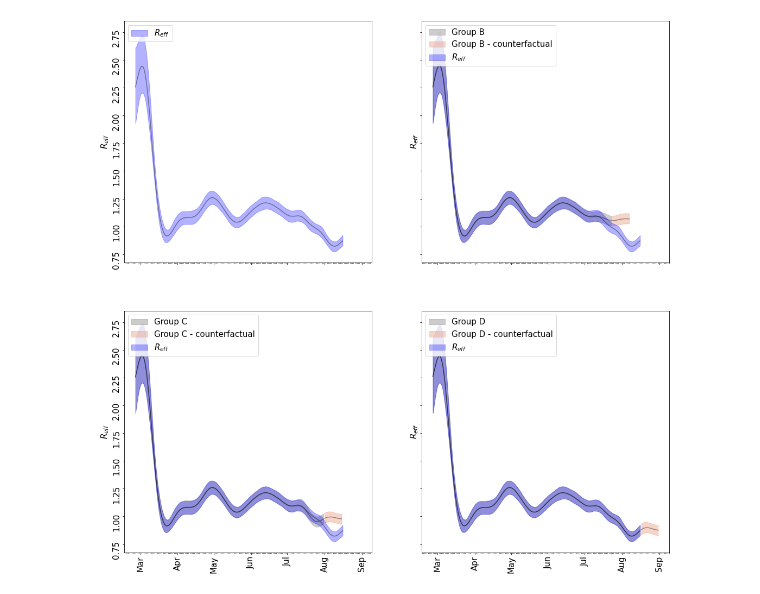
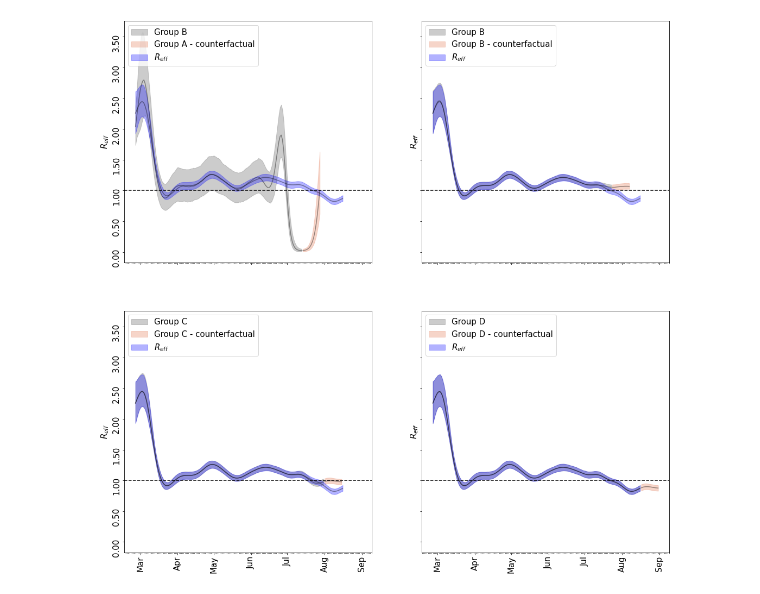
Before and after one commit to ChaosDonkey06/bogota_covid19_lockdowns, a Jupyter notebook: conterfactuals/conterfactuals_plots.ipynb, the cells around one changed output. Saved outputs shown, nothing was run; the diff lists cells and outputs as text; code cells hidden in the pictures.

Commit message:
update plots

```diff
--- a/conterfactuals/conterfactuals_plots.ipynb
+++ b/conterfactuals/conterfactuals_plots.ipynb
@@ -276,11 +290,23 @@ date_end  = rt_df_D["date"].iloc[-1]
 rt_bog_df = rt_bog_df.loc[:date_end].reset_index()
 
 fig, axes = plt.subplots(2, 2, figsize=(18, 18), sharex=True, sharey=True)
-rt_df_B_fit = rt_median_df_B[rt_median_df_B["type_id"]=="data"]
+
+
+rt_df_A_fit = rt_df_A[rt_df_A["type_id"]=="data"]
+axes[0,0].fill_between(rt_df_A_fit["date"], rt_df_A_fit["lower_90"], rt_df_A_fit["upper_90"], color='gray', alpha=0.4, label='Group B')
+axes[0,0].plot(rt_df_A_fit["date"], rt_df_A_fit["median"], color='black', alpha=0.4)
+
+rt_df_A_counterfactual = rt_df_A[rt_df_A["type_id"]=="counterfactual"]
+rt_df_A_counterfactual = rt_df_A_counterfactual.iloc[:15]
+axes[0,0].plot(rt_df_A_counterfactual["date"], rt_df_A_counterfactual["median"], color='black', alpha=0.4)
+axes[0,0].fill_between(rt_df_A_counterfactual["date"], rt_df_A_counterfactual["lower_90"], rt_df_A_counterfactual["upper_90"], color='darksalmon', alpha=0.4, label='Group A - counterfactual')
+
+
+rt_df_B_fit = rt_df_B[rt_df_B["type_id"]=="data"]
 axes[0,1].fill_between(rt_df_B_fit["date"], rt_df_B_fit["lower_90"], rt_df_B_fit["upper_90"], color='gray', alpha=0.4, label='Group B')
 axes[0,1].plot(rt_df_B_fit["date"], rt_df_B_fit["median"], color='black', alpha=0.4)
 
-rt_df_B_counterfactual = rt_median_df_B[rt_median_df_B["type_id"]=="counterfactual"]
+rt_df_B_counterfactual = rt_df_B[rt_df_B["type_id"]=="counterfactual"]
 rt_df_B_counterfactual = rt_df_B_counterfactual.iloc[:15]
 axes[0,1].plot(rt_df_B_counterfactual["date"], rt_df_B_counterfactual["median"], color='black', alpha=0.4)
 axes[0,1].fill_between(rt_df_B_counterfactual["date"], rt_df_B_counterfactual["lower_90"], rt_df_B_counterfactual["upper_90"], color='darksalmon', alpha=0.4, label='Group B - counterfactual')
@@ -296,33 +322,32 @@ axes[1,0].fill_between(rt_df_C_counterfactual["date"], rt_df_C_counterfactual["l
 
 rt_df_D_fit = rt_df_D[rt_df_D["type_id"]=="data"]
 axes[1,1].fill_between(rt_df_D_fit["date"], rt_df_D_fit["lower_90"], rt_df_D_fit["upper_90"], color='gray', alpha=0.4, label='Group D')
 axes[1,1].plot(rt_df_D_fit["date"], rt_df_D_fit["median"], color='black', alpha=0.4)
 
 rt_df_D_counterfactual = rt_df_D[rt_df_D["type_id"]=="counterfactual"]
 rt_df_D_counterfactual = rt_df_D_counterfactual.iloc[:15]
 axes[1,1].plot(rt_df_D_counterfactual["date"], rt_df_D_counterfactual["median"], color='black', alpha=0.4)
 axes[1,1].fill_between(rt_df_D_counterfactual["date"], rt_df_D_counterfactual["lower_90"], rt_df_D_counterfactual["upper_90"], color='darksalmon', alpha=0.4, label='Group D - counterfactual')
 
 
 for idx, ax in enumerate(axes.flatten()):
 
     ax.plot(rt_df_D_fit["date"], rt_df_D_fit["median"], color='black', alpha=0.4)
     ax.fill_between(rt_df_D_fit["date"], rt_df_D_fit["lower_90"], rt_df_D_fit["upper_90"], color='blue', alpha=0.3, label=r'$R_{eff}$')
-
-
+    ax.axhline(y=1, color='k', linestyle='--')
     ax.xaxis.set_major_locator(mdates.MonthLocator())
     ax.xaxis.set_major_formatter(mdates.DateFormatter('%b'))
     ax.xaxis.set_minor_locator(mdates.DayLocator())
     ax.xaxis.set_major_locator(mdates.WeekdayLocator())
     ax.xaxis.set_major_locator(mdates.MonthLocator())
     # ax.spines['top'].set_visible(False)
     # ax.spines['right'].set_visible(False)
     # ax.spines['left'].set_visible(False)
     # ax.spines['bottom'].set_visible(False)
     # ax.grid(which='major', axis='y', c='k', alpha=.1, zorder=-2)
     ax.tick_params(which='both', axis='both', labelrotation=90, labelsize=15)
     ax.yaxis.set_major_formatter(ticker.StrMethodFormatter("{x:.2f}"))
     ax.set_ylabel(r'$R_{eff}$', size=15)
     ax.legend(loc='upper left', fontsize=15)
 # %% [output]
-[figure, old version]
+[figure, new version]
```
Also changed, not shown: parts of 4 cells of this notebook.
